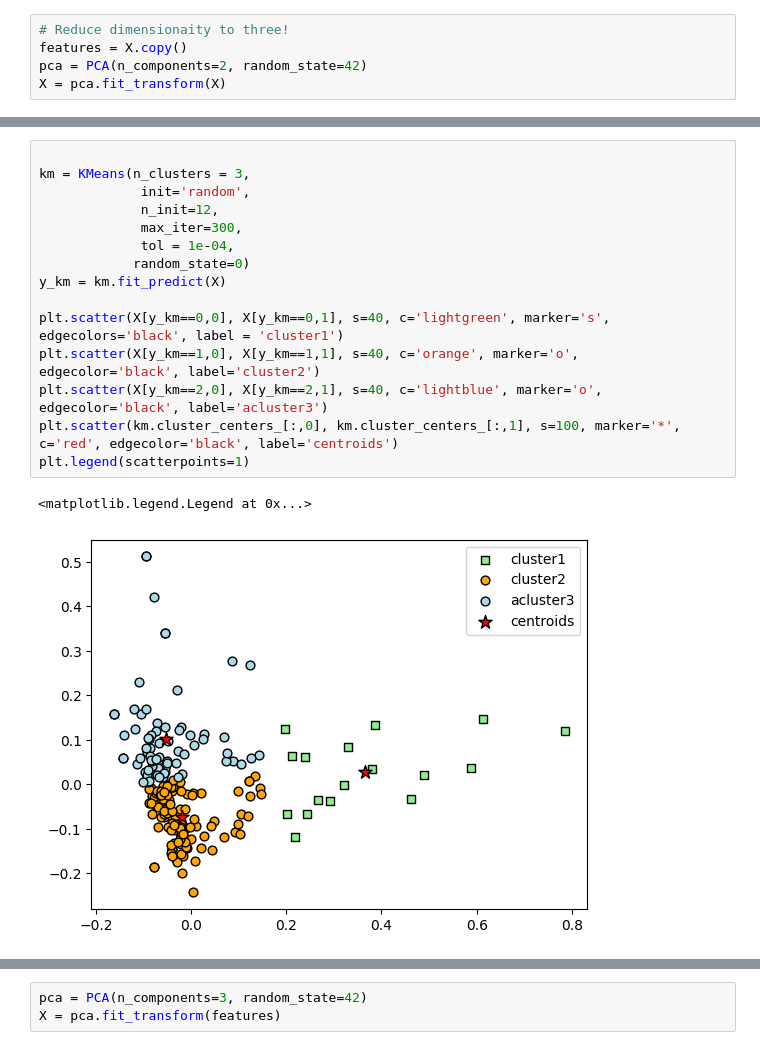
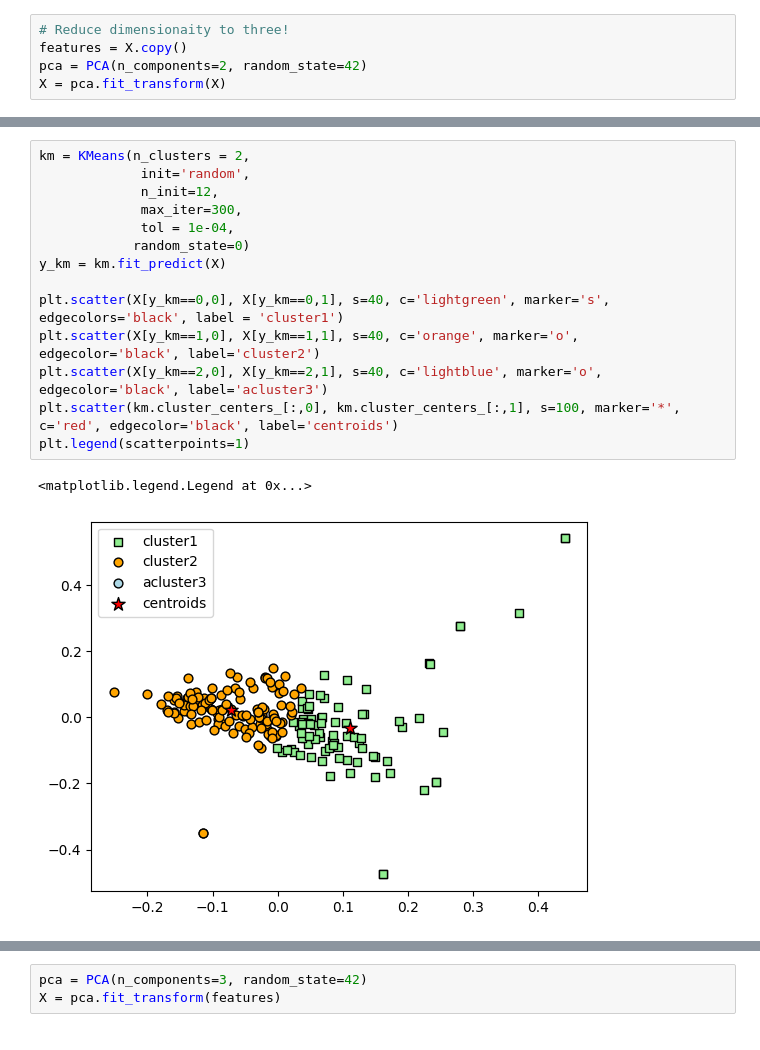
Before and after one commit to it-ces/PUBLIC-AI, a Jupyter notebook: NLP/ClusteringText(ai_page).ipynb, the cells around one changed output, grey strips where cells are left out. Cells and saved outputs as stored; diff of their text form.

```diff
--- a/NLP/ClusteringText(ai_page).ipynb
+++ b/NLP/ClusteringText(ai_page).ipynb
@@ -123,18 +142,17 @@ X = pca.fit_transform(X)
 # %%
-
-km = KMeans(n_clusters = 3,
+km = KMeans(n_clusters = 2,
              init='random',
              n_init=12,
              max_iter=300,
              tol = 1e-04,
             random_state=0)
 y_km = km.fit_predict(X)
 
 plt.scatter(X[y_km==0,0], X[y_km==0,1], s=40, c='lightgreen', marker='s', edgecolors='black', label = 'cluster1')
 plt.scatter(X[y_km==1,0], X[y_km==1,1], s=40, c='orange', marker='o', edgecolor='black', label='cluster2')
 plt.scatter(X[y_km==2,0], X[y_km==2,1], s=40, c='lightblue', marker='o', edgecolor='black', label='acluster3')
 plt.scatter(km.cluster_centers_[:,0], km.cluster_centers_[:,1], s=100, marker='*', c='red', edgecolor='black', label='centroids')
 plt.legend(scatterpoints=1)
 # %% [output]
 <matplotlib.legend.Legend at 0x...>
-[figure, old version]
+[figure, new version]
```
Also changed, not shown: parts of 13 cells of this notebook.
